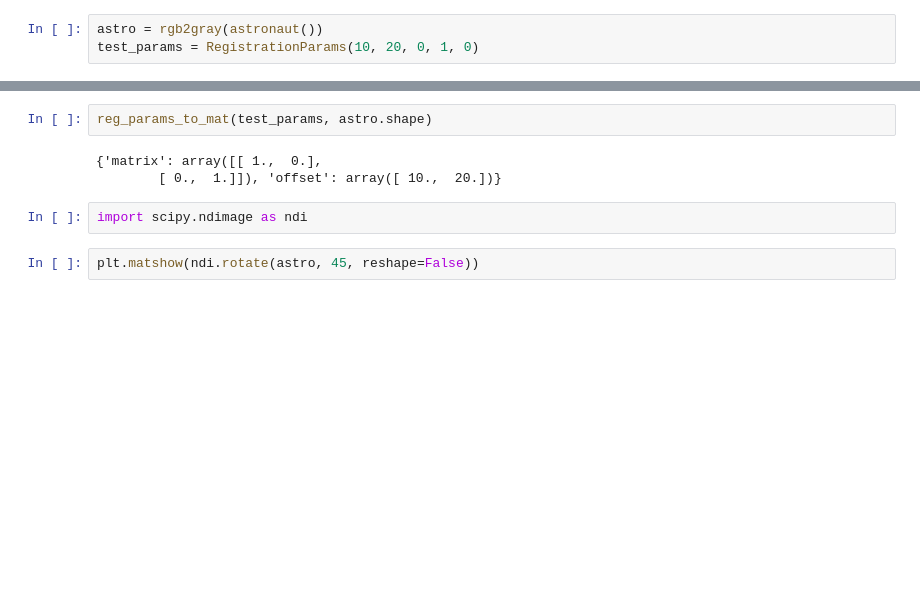
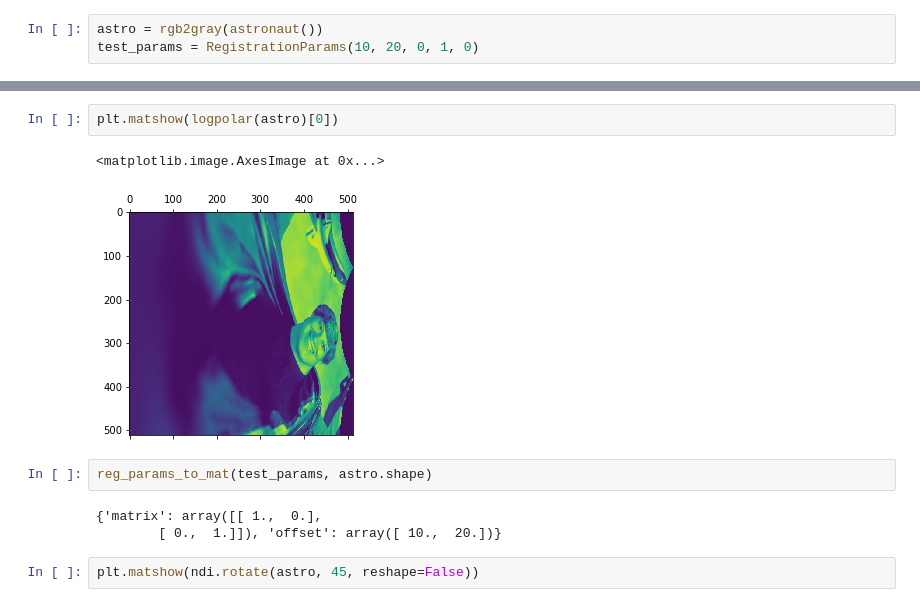
Before and after one commit to janelia-cellmap/FIB-SEM-Aligner, a Jupyter notebook: FIB-SEM Registration.ipynb, the cells around one changed output, grey strips where cells are left out. Drawn from its saved outputs; the diff is of its cells as text; blank space fills up the shorter version.

```diff
--- a/FIB-SEM Registration.ipynb
+++ b/FIB-SEM Registration.ipynb
@@ -364,10 +296,13 @@ test_params = RegistrationParams(10, 20, 0, 1, 0)
+# %%
+plt.matshow(logpolar(astro)[0])
+# %% [output]
+<matplotlib.image.AxesImage at 0x...>
+[figure, added]
 # %%
 reg_params_to_mat(test_params, astro.shape)
 # %% [output]
 {'matrix': array([[ 1.,  0.],
         [ 0.,  1.]]), 'offset': array([ 10.,  20.])}
-# %%
-import scipy.ndimage as ndi
 # %%
 plt.matshow(ndi.rotate(astro, 45, reshape=False))
 # %% [output]
```
Also changed, not shown: parts of 9 cells of this notebook.
